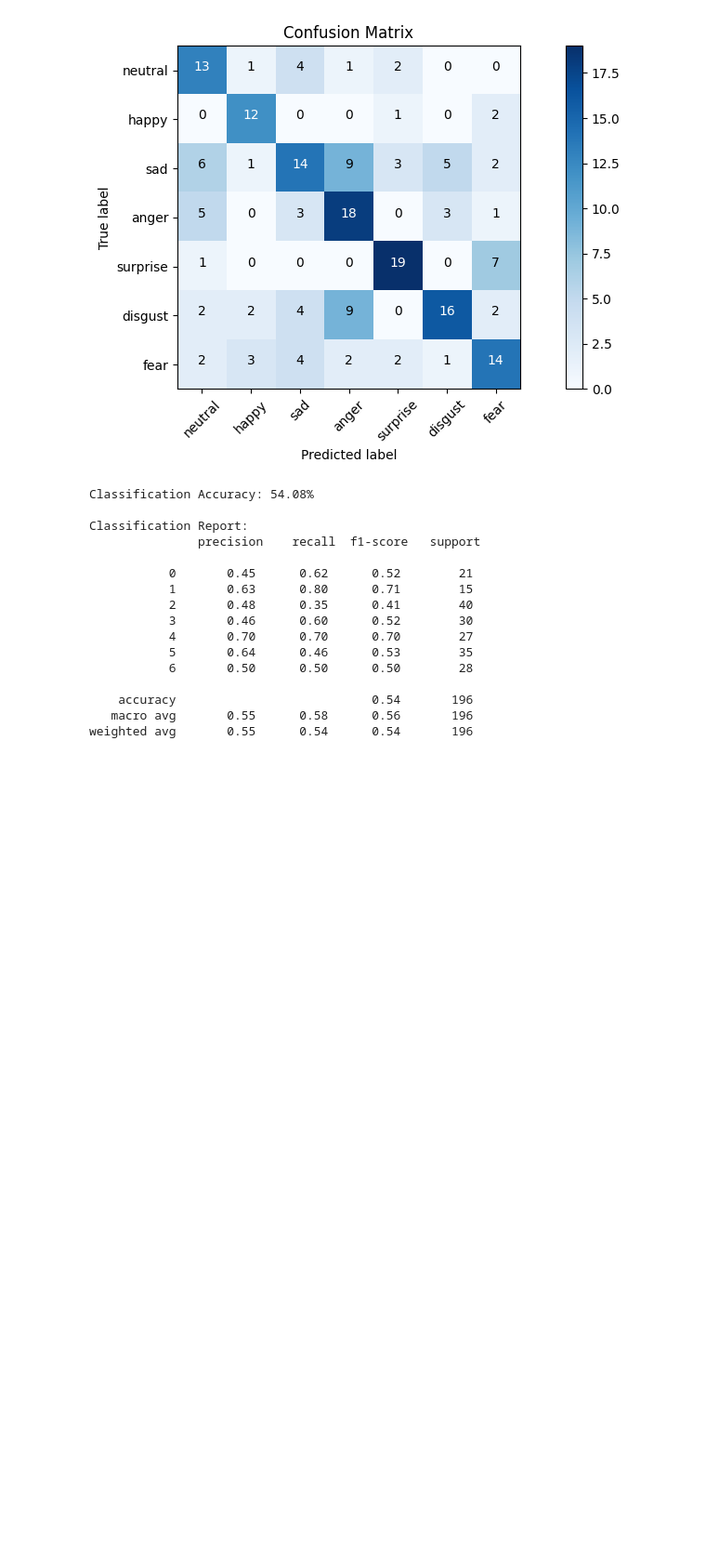
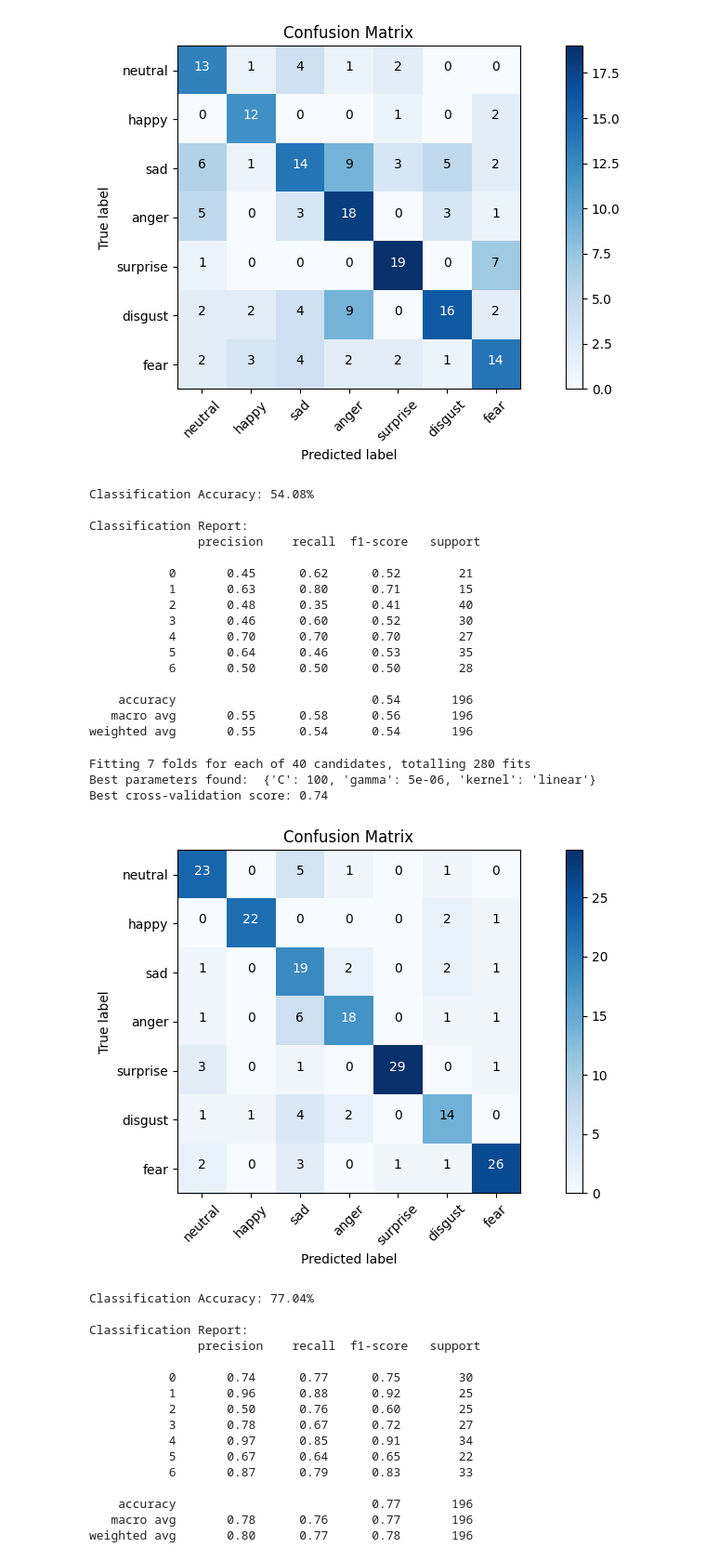
Before and after one commit to TARGAZ/MLChallenge, a Jupyter notebook: data_stats.ipynb, the cells around one changed output. Shown at 93% size. Saved outputs shown, nothing was run; the diff lists cells and outputs as text; code cells hidden in the pictures; blank space fills up the shorter version.

Commit message:
SVM Model with great accuracy

```diff
--- a/data_stats.ipynb
+++ b/data_stats.ipynb
@@ -307,3 +307,78 @@ Classification Report:
     accuracy                           0.54       196
    macro avg       0.55      0.58      0.56       196
 weighted avg       0.55      0.54      0.54       196
+# %%
+from sklearn.svm import SVC
+import pickle
+
+# Load CSV file
+csv_path = "../project_data/training_set.csv"
+data = pd.read_csv(csv_path).values
+
+# Split data into features and labels
+X = data[:, 2:]
+y = data[:, 1]
+image_names = data[:, 0]
+
+# Normalize data
+X = X.astype('float32')
+X = (X - np.mean(X, axis=0)) / np.std(X, axis=0)
+
+emotion_to_number = {
+    "neutral": 0,
+    "happy": 1,
+    "sad": 2,
+    "anger": 3,
+    "surprise": 4,
+    "disgust": 5,
+    "fear": 6
+}
+
+# Convert labels to numbers
+y_int = np.array([emotion_to_number[label] for label in y])
+
+# Split data
+X_train, X_test, y_train, y_test = train_test_split(X, y_int, test_size=0.2)
+
+def save_model(model, file_path):
+    with open(file_path, 'wb') as f:
+        pickle.dump({'model': model}, f)
+
+def tune_hyperparameters_svm(X_train, y_train):
+    param_grid = {
+        'C': [0.1, 1, 10, 100, 1000],  # Regularization parameter
+        'gamma': [0.000005, 0.001, 0.01, 0.1],  # Kernel coefficient for ‘rbf’
+        'kernel': ['linear', 'rbf'],  # Use radial basis function kernel
+    }
+    svm = SVC(decision_function_shape='ovo')  # ovo: one-vs-one classification for multi-class
+    grid_search = GridSearchCV(estimator=svm, param_grid=param_grid, cv=7, n_jobs=-1, verbose=2, scoring='accuracy', error_score='raise')
+    grid_search.fit(X_train, y_train)
+    print("Best parameters found: ", grid_search.best_params_)
+    print("Best cross-validation score: {:.2f}".format(grid_search.best_score_))
+    return grid_search.best_estimator_
+
+best_model = tune_hyperparameters_svm(X_train, y_train)
+accuracy, report, matrix = evaluate_model(best_model, X_test, y_test)
+plot_metrics(matrix, list(emotion_to_number.keys()), accuracy, report)
+# save_model(best_model, 'svm_model.p')
+# %% [output]
+Fitting 7 folds for each of 40 candidates, totalling 280 fits
+Best parameters found:  {'C': 100, 'gamma': 5e-06, 'kernel': 'linear'}
+Best cross-validation score: 0.74
+[figure, added]
+Classification Accuracy: 77.04%
+
+Classification Report:
+               precision    recall  f1-score   support
+
+           0       0.74      0.77      0.75        30
+           1       0.96      0.88      0.92        25
+           2       0.50      0.76      0.60        25
+           3       0.78      0.67      0.72        27
+           4       0.97      0.85      0.91        34
+           5       0.67      0.64      0.65        22
+           6       0.87      0.79      0.83        33
+
+    accuracy                           0.77       196
+   macro avg       0.78      0.76      0.77       196
+weighted avg       0.80      0.77      0.78       196
```
Also changed, not shown: parts of 1 cell of this notebook, 1 other file.
